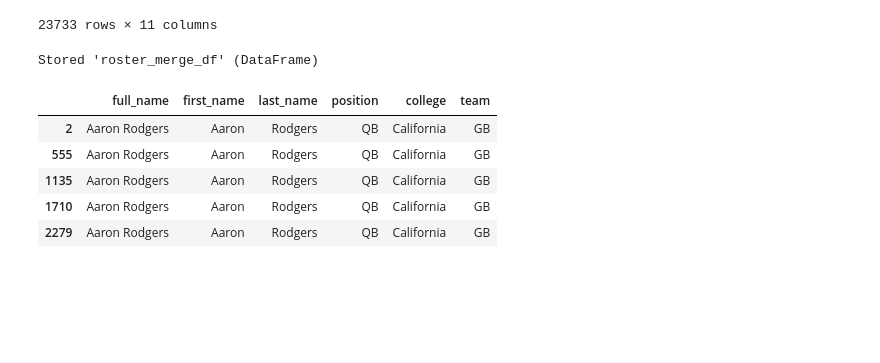
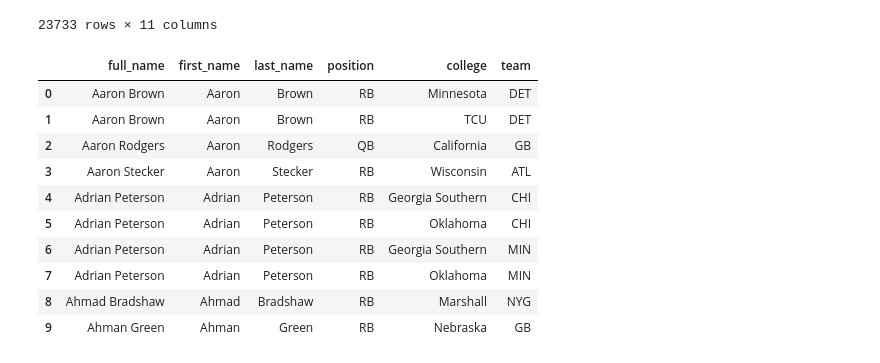
Before and after one commit to atomazos/etl_project, a Jupyter notebook: roster_college_merge.ipynb, the cells around one changed output. Drawn from its saved outputs; the diff is of its cells as text; code cells hidden in the pictures; blank space fills up the shorter version.

Commit message:
Dropped Duplicates

```diff
--- a/roster_college_merge.ipynb
+++ b/roster_college_merge.ipynb
@@ -57,26 +58,32 @@ df3.head()
 # %%
 roster_merge_df = roster_df.merge(right = df2, on = ['first_name', 'last_name'], how = 'left')
 roster_merge_df = roster_merge_df[['full_player_name', 'first_name', 'last_name', 'position_x', 'college', 'team']]
 
 col_names = ['full_name', 'first_name', 'last_name', 'position', 'college', 'team']
 
 roster_merge_df.columns = col_names
 
-%store roster_merge_df
+
 
 # roster_merge_df['college'].value_counts()
 
-roster_merge_df roster_merge_df.drop_duplicates(keep = False)
+roster_merge_df = roster_merge_df.drop_duplicates().reset_index(drop = True)
 
 # len(roster_merge_df['college'])
 
 
-roster_merge_df.loc[roster_merge_df['full_name'] == 'Aaron Rodgers']
+# roster_merge_df.loc[roster_merge_df['full_name'] == 'Aaron Rodgers']
+
+roster_merge_df.head(10)
 # %% [output]
-Stored 'roster_merge_df' (DataFrame)
 |  | full_name | first_name | last_name | position | college | team |
+| 0 | Aaron Brown | Aaron | Brown | RB | Minnesota | DET |
+| 1 | Aaron Brown | Aaron | Brown | RB | TCU | DET |
 | 2 | Aaron Rodgers | Aaron | Rodgers | QB | California | GB |
-| 555 | Aaron Rodgers | Aaron | Rodgers | QB | California | GB |
-| 1135 | Aaron Rodgers | Aaron | Rodgers | QB | California | GB |
-| 1710 | Aaron Rodgers | Aaron | Rodgers | QB | California | GB |
-| 2279 | Aaron Rodgers | Aaron | Rodgers | QB | California | GB |
+| 3 | Aaron Stecker | Aaron | Stecker | RB | Wisconsin | ATL |
+| 4 | Adrian Peterson | Adrian | Peterson | RB | Georgia Southern | CHI |
+| 5 | Adrian Peterson | Adrian | Peterson | RB | Oklahoma | CHI |
+| 6 | Adrian Peterson | Adrian | Peterson | RB | Georgia Southern | MIN |
+| 7 | Adrian Peterson | Adrian | Peterson | RB | Oklahoma | MIN |
+| 8 | Ahmad Bradshaw | Ahmad | Bradshaw | RB | Marshall | NYG |
+| 9 | Ahman Green | Ahman | Green | RB | Nebraska | GB |
```
Also changed, not shown: parts of 5 cells of this notebook, 1 other file.
